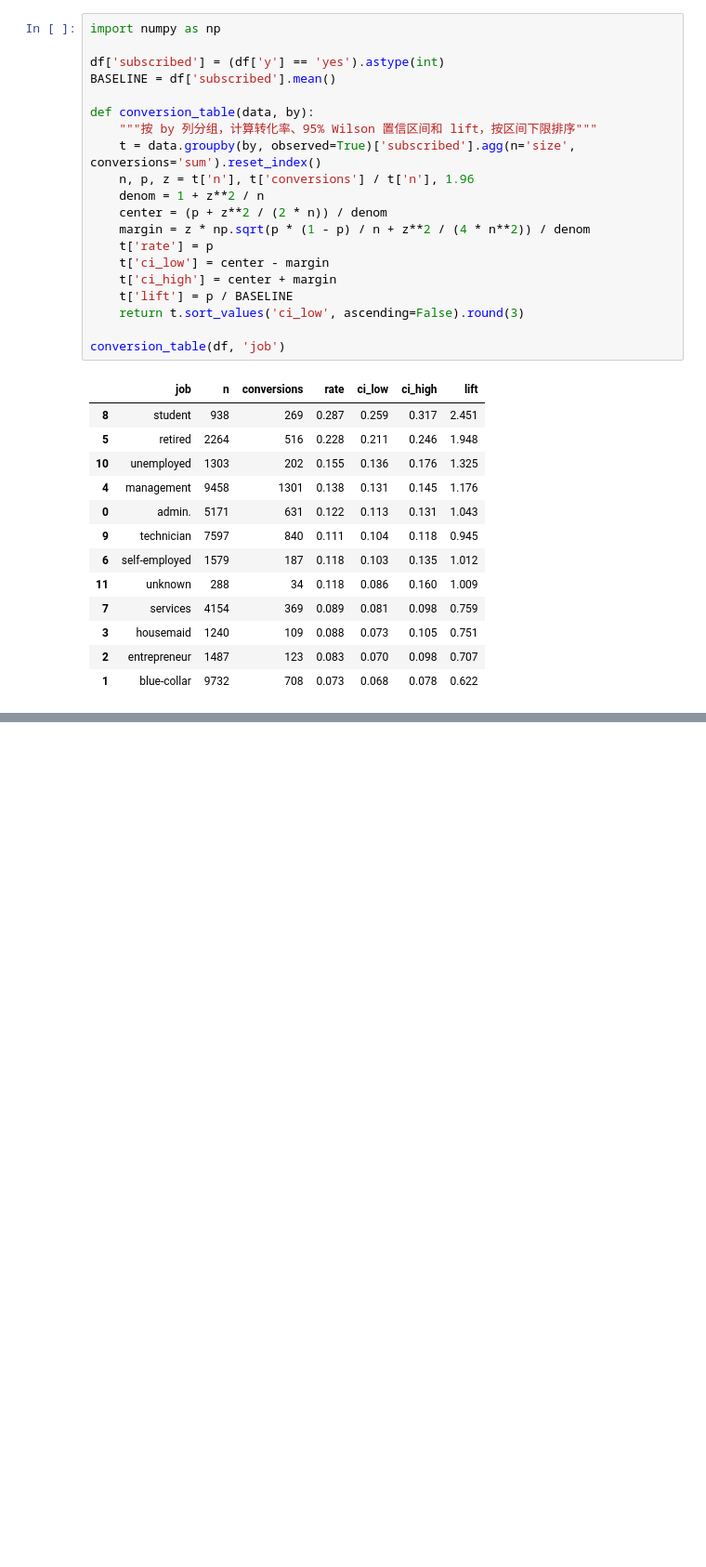
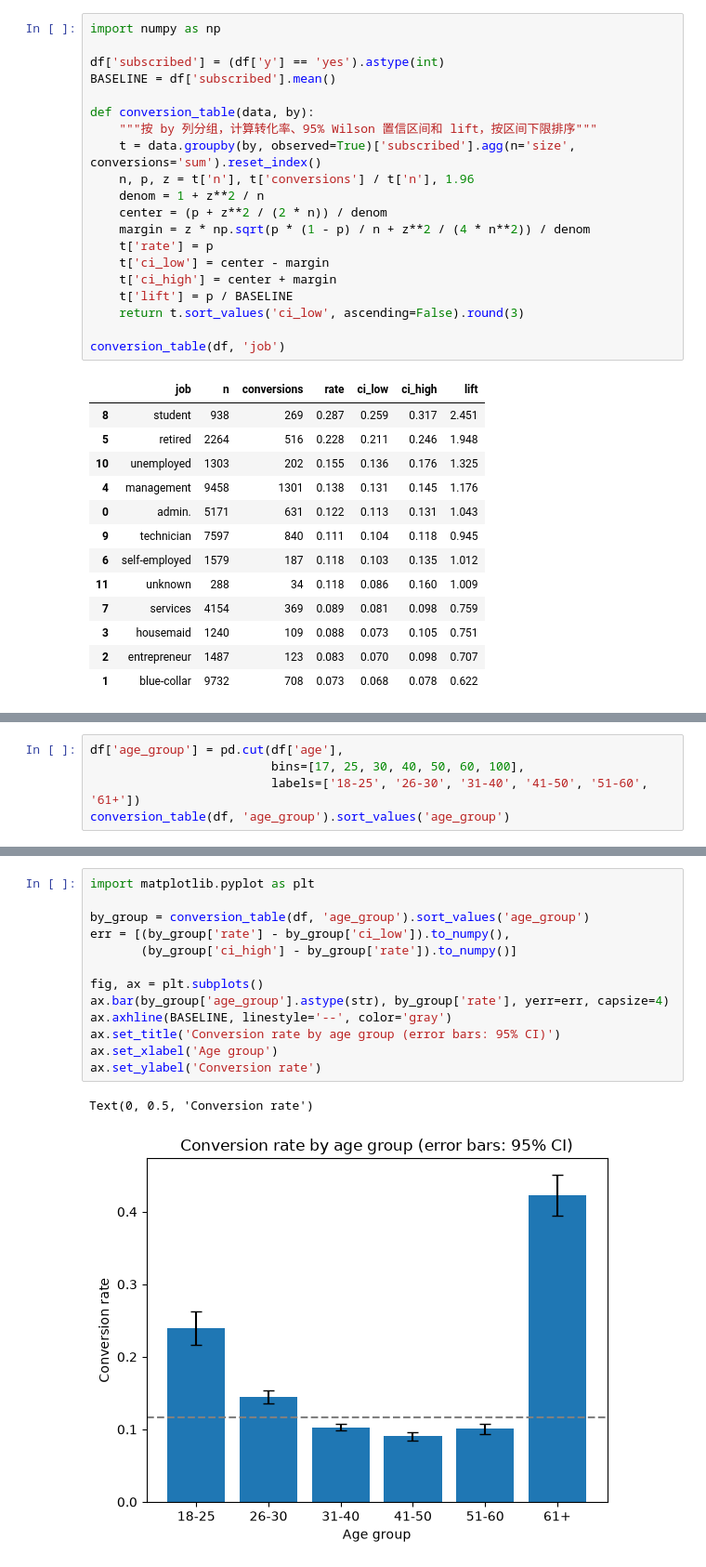
Before and after one commit to zhenyizhu672-oss/bank-telemarketing-targeting, a Jupyter notebook: analysis.ipynb, the cells around one changed output, grey strips where cells are left out. Shown at 93% size. Saved outputs shown, nothing was run; the diff lists cells and outputs as text; blank space fills up the shorter version.

```diff
--- a/analysis.ipynb
+++ b/analysis.ipynb
@@ -45,0 +64,5 @@ conversion_table(df, 'job')
+# %%
+df['age_group'] = pd.cut(df['age'],
+                         bins=[17, 25, 30, 40, 50, 60, 100],
+                         labels=['18-25', '26-30', '31-40', '41-50', '51-60', '61+'])
+conversion_table(df, 'age_group').sort_values('age_group')
@@ -45,0 +77,16 @@ conversion_table(df, 'job')
+# %%
+import matplotlib.pyplot as plt
+
+by_group = conversion_table(df, 'age_group').sort_values('age_group')
+err = [(by_group['rate'] - by_group['ci_low']).to_numpy(),
+       (by_group['ci_high'] - by_group['rate']).to_numpy()]
+
+fig, ax = plt.subplots()
+ax.bar(by_group['age_group'].astype(str), by_group['rate'], yerr=err, capsize=4)
+ax.axhline(BASELINE, linestyle='--', color='gray')
+ax.set_title('Conversion rate by age group (error bars: 95% CI)')
+ax.set_xlabel('Age group')
+ax.set_ylabel('Conversion rate')
+# %% [output]
+Text(0, 0.5, 'Conversion rate')
+[figure, added]
```
Also changed, not shown: parts of 12 cells of this notebook.
